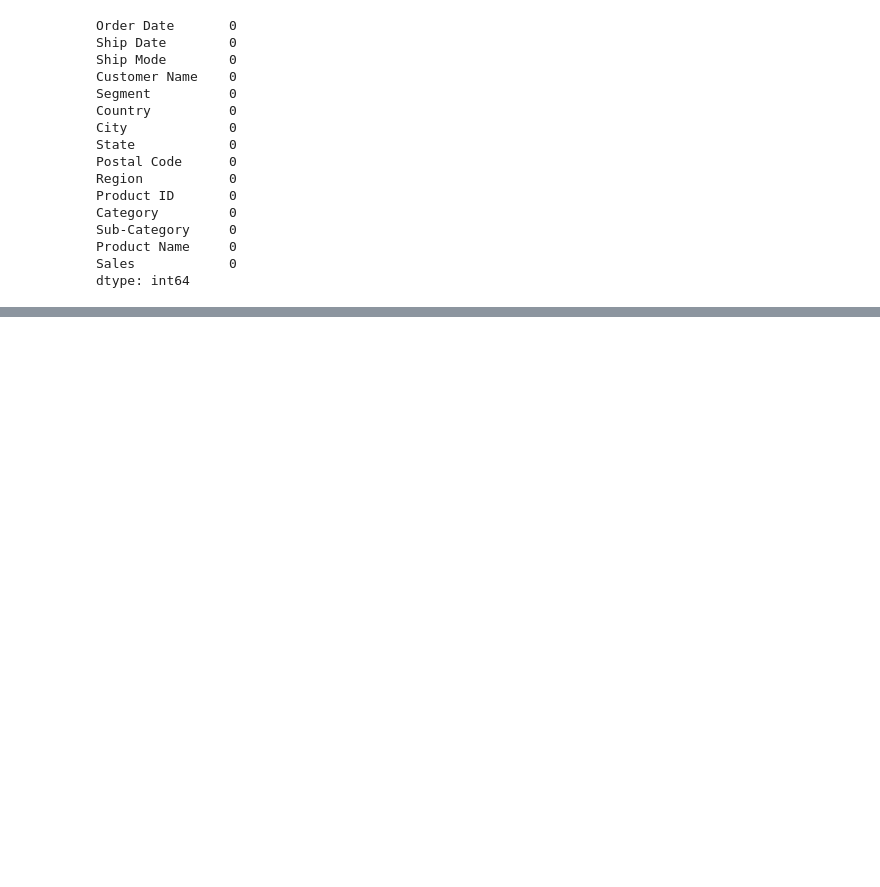
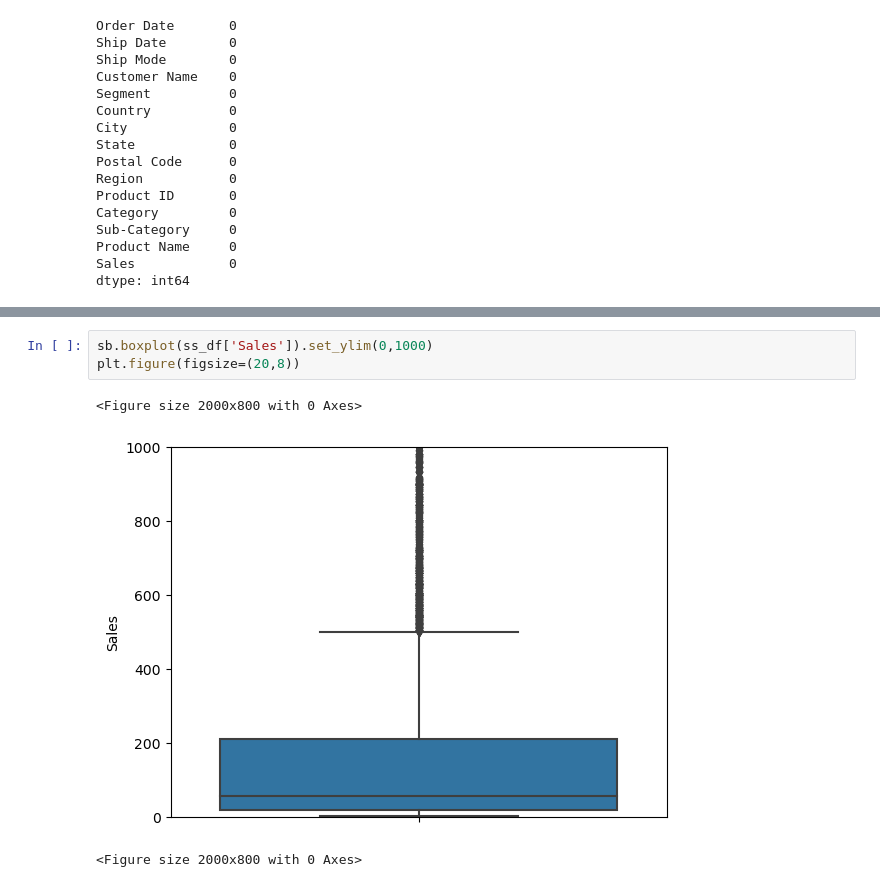
Before and after one commit to Abednego-py/Intro-to-numpy-and-pandas, a Jupyter notebook: Intro to Numpy and Pandas.ipynb, the cells around one changed output, grey strips where cells are left out. Drawn from its saved outputs; the diff is of its cells as text; blank space fills up the shorter version.

```diff
--- a/Intro to Numpy and Pandas.ipynb
+++ b/Intro to Numpy and Pandas.ipynb
@@ -687,0 +728,7 @@ dtype: int64
+# %%
+sb.boxplot(ss_df['Sales']).set_ylim(0,1000)
+plt.figure(figsize=(20,8))
+# %% [output]
+<Figure size 2000x800 with 0 Axes>
+[figure, added]
+<Figure size 2000x800 with 0 Axes>
```
Also changed, not shown: parts of 41 cells of this notebook, 1 other file.
